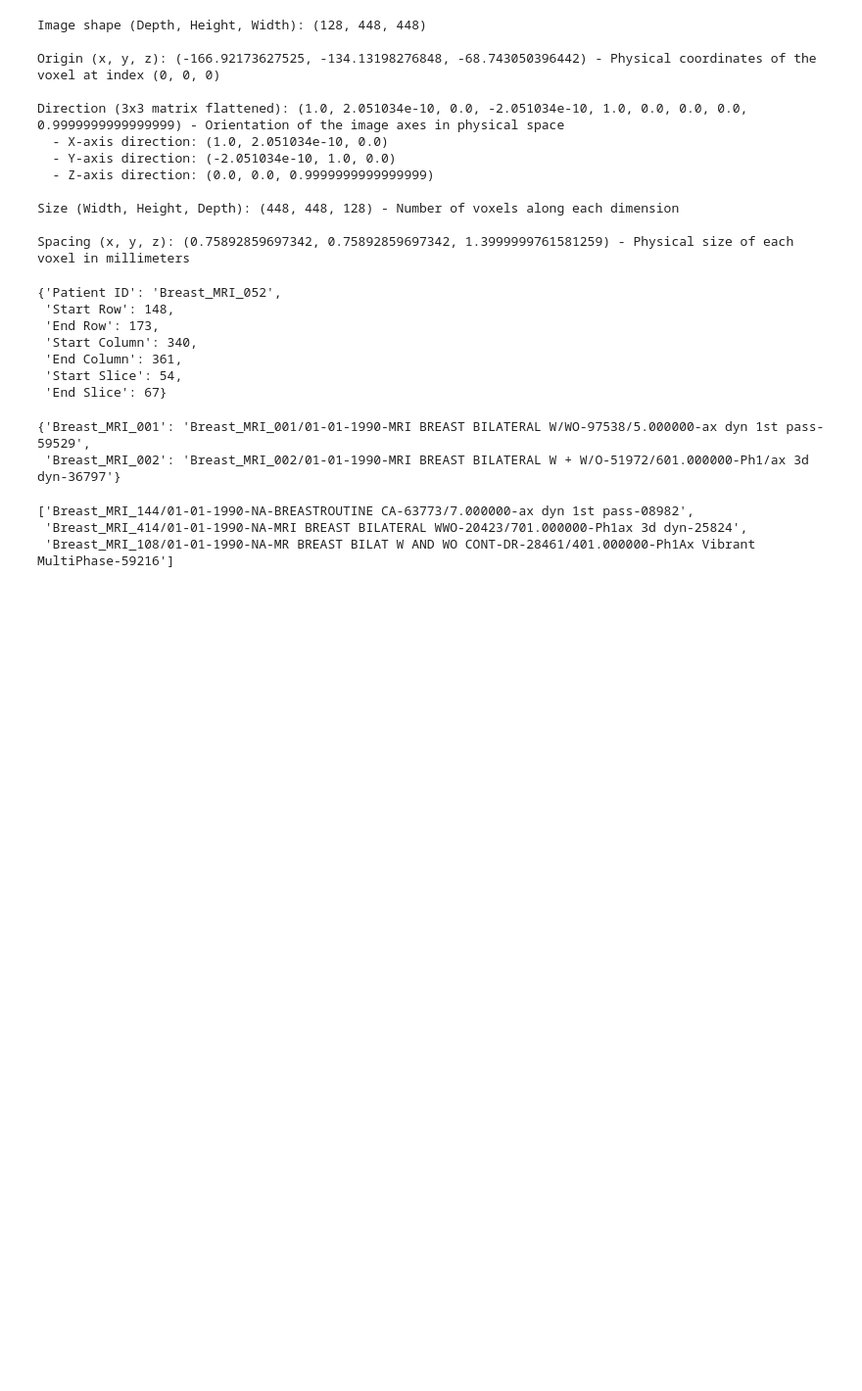
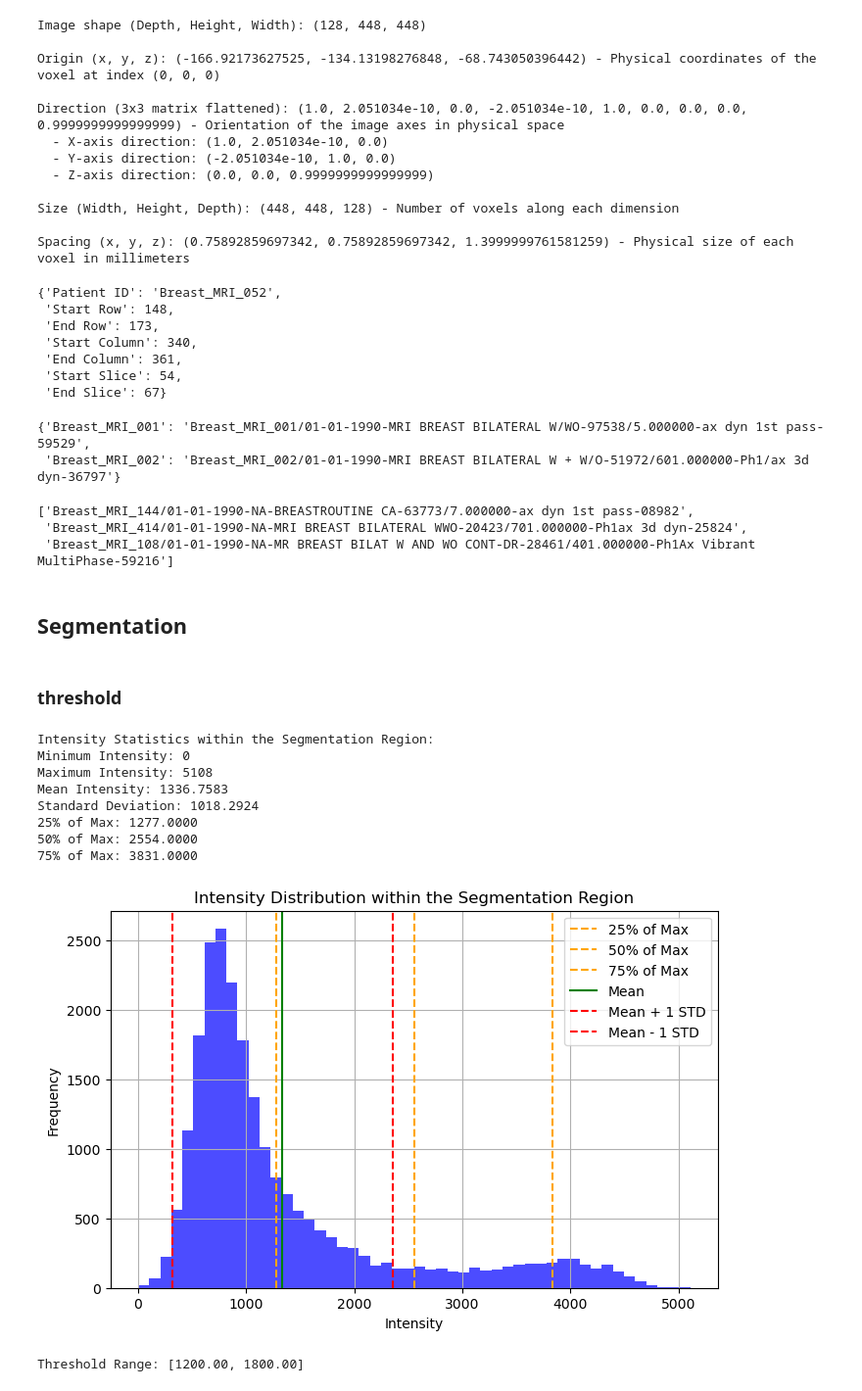
Before and after one commit to pedrovsglima/segmentation-mri, a Jupyter notebook: notebooks/segmentation.ipynb, the cells around one changed output. Shown: that part at 98% size. Drawn from its saved outputs; the diff is of its cells as text; code cells hidden in the pictures; blank space fills up the shorter version.

Commit message:
feat - segment using threshold

```diff
--- a/notebooks/segmentation.ipynb
+++ b/notebooks/segmentation.ipynb
@@ -262,0 +257,4 @@ create_3d_mask_from_dicom(DICOM_FOLDER, annotation_dict, f'{data_path}/nrrd_mask
+# %% [markdown]
+## Segmentation
+# %% [markdown]
+### threshold
@@ -262,0 +270,54 @@ create_3d_mask_from_dicom(DICOM_FOLDER, annotation_dict, f'{data_path}/nrrd_mask
+# %%
+def intensity_distribution(mri_path, segmentation_path):
+    mri_image = sitk.ReadImage(mri_path)
+    mri_array = sitk.GetArrayFromImage(mri_image)
+
+    segmentation_image = sitk.ReadImage(segmentation_path)
+    segmentation_array = sitk.GetArrayFromImage(segmentation_image)
+
+    segmentation_array = (segmentation_array > 0).astype(np.uint8)
+
+    intensities = mri_array[segmentation_array > 0]
+
+    min_intensity = np.min(intensities)
+    max_intensity = np.max(intensities)
+    mean_intensity = np.mean(intensities)
+    std_intensity = np.std(intensities)
+
+    print(f"Intensity Statistics within the Segmentation Region:")
+    print(f"Minimum Intensity: {min_intensity}")
+    print(f"Maximum Intensity: {max_intensity}")
+    print(f"Mean Intensity: {mean_intensity:0.4f}")
+    print(f"Standard Deviation: {std_intensity:0.4f}")
+
+    plt.figure(figsize=(8, 5))
+    plt.hist(intensities, bins=50, color='blue', alpha=0.7)
+
+    percentages = [0.25, 0.5, 0.75]
+    for p in percentages:
+        value = max_intensity * p
+        print(f"{int(p * 100)}% of Max: {value:0.4f}")
+        plt.axvline(value, color='orange', linestyle='--', label=f'{int(p * 100)}% of Max' if p > 0 else '0% of Max')
+
+    plt.axvline(mean_intensity, color='green', linestyle='-', label='Mean')
+    plt.axvline(mean_intensity + std_intensity, color='red', linestyle='--', label='Mean + 1 STD')
+    plt.axvline(mean_intensity - std_intensity, color='red', linestyle='--', label='Mean - 1 STD')
+
+    plt.title("Intensity Distribution within the Segmentation Region")
+    plt.xlabel("Intensity")
+    plt.ylabel("Frequency")
+    plt.grid()
+    plt.legend(loc='upper right')
+    plt.show()
+# %%
+intensity_distribution(IMAGE_PATH, MASK_PATH)
+# %% [output]
+Intensity Statistics within the Segmentation Region:
+Minimum Intensity: 0
+Maximum Intensity: 5108
+Mean Intensity: 1336.7583
+Standard Deviation: 1018.2924
+25% of Max: 1277.0000
+50% of Max: 2554.0000
+75% of Max: 3831.0000
+[figure, added]
@@ -262,0 +400,4 @@ create_3d_mask_from_dicom(DICOM_FOLDER, annotation_dict, f'{data_path}/nrrd_mask
+# %%
+visualize_3d_with_napari(IMAGE_PATH, MASK_PATH, "cropped")
+# %% [output]
+Threshold Range: [1200.00, 1800.00]
```
Also changed, not shown: parts of 6 cells of this notebook.
